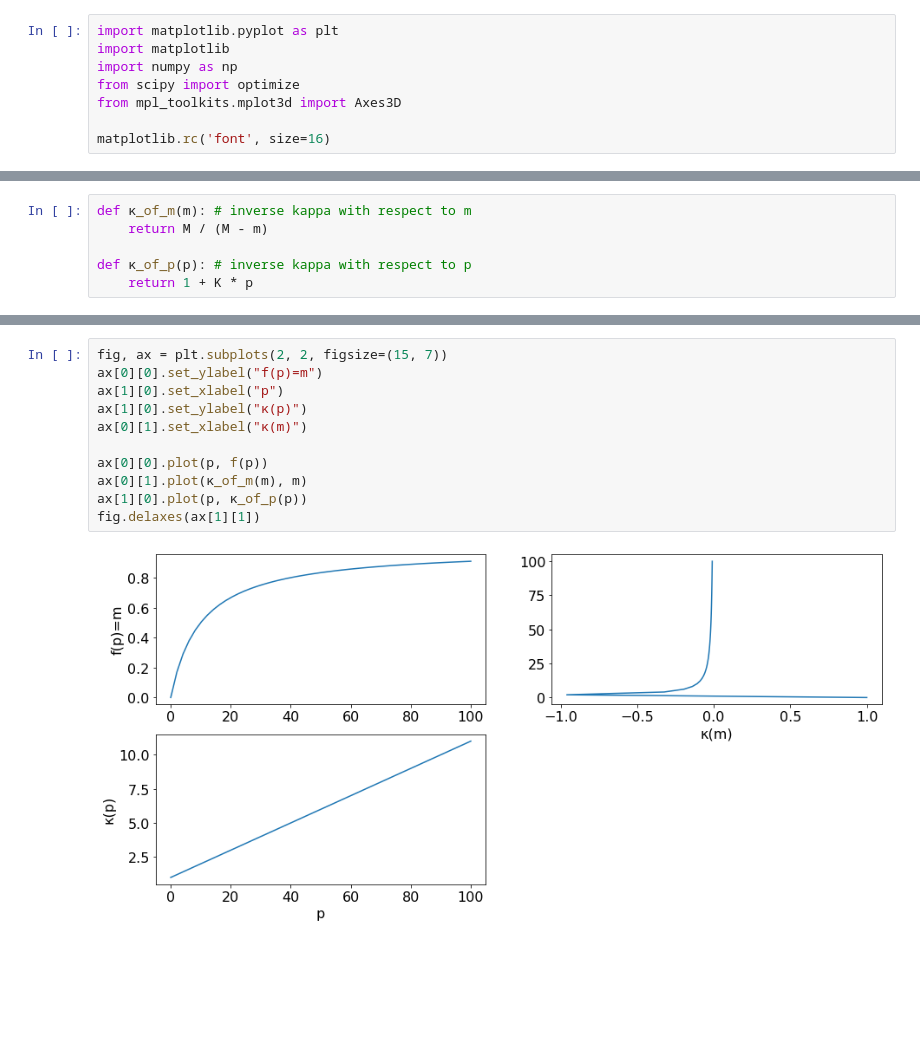
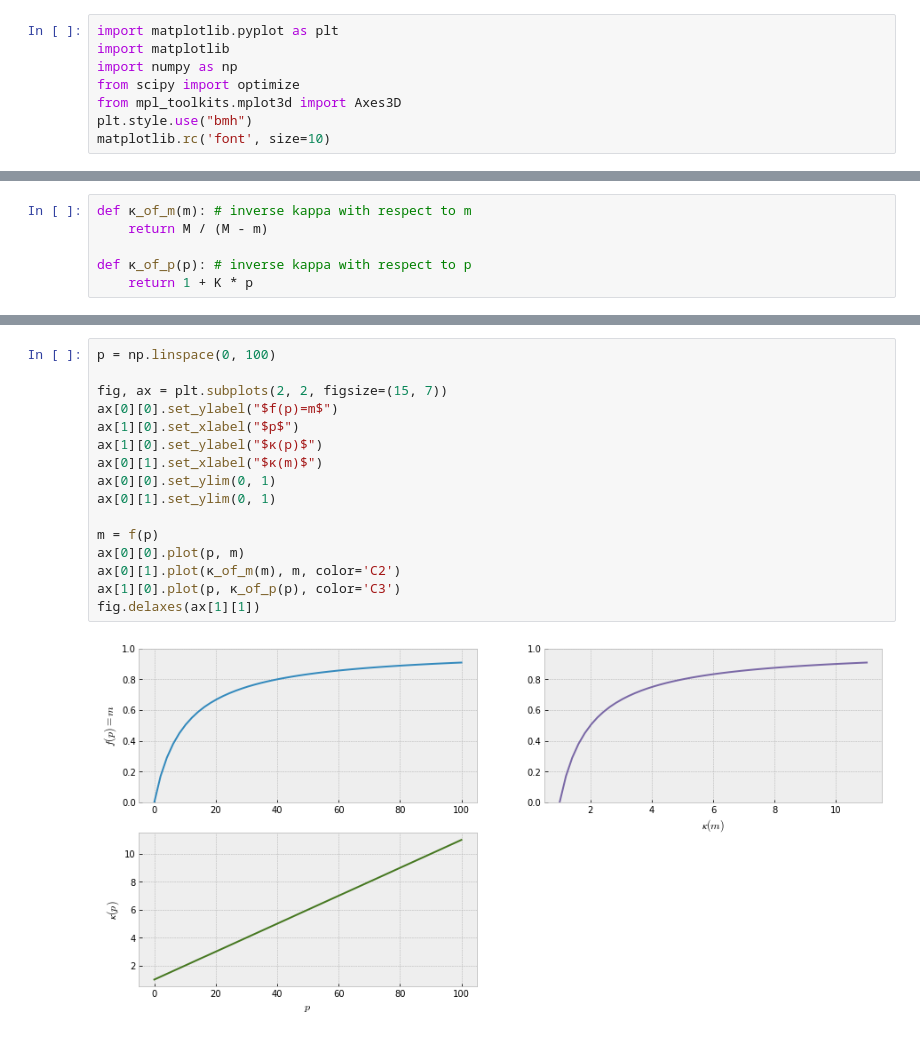
Before and after one commit to SimonEnsemble/nonlinear_sensing, a Jupyter notebook: 1D Kappa.ipynb, the cells around one changed output, grey strips where cells are left out. Drawn from its saved outputs; the diff is of its cells as text; blank space fills up the shorter version.

```diff
--- a/1D Kappa.ipynb
+++ b/1D Kappa.ipynb
@@ -4,5 +4,5 @@ import matplotlib
 import numpy as np
 from scipy import optimize
 from mpl_toolkits.mplot3d import Axes3D
-
-matplotlib.rc('font', size=16)
+plt.style.use("bmh")
+matplotlib.rc('font', size=10)
@@ -53,13 +56,18 @@ Text(0.5, 0, 'm')
 # %%
+p = np.linspace(0, 100)
+
 fig, ax = plt.subplots(2, 2, figsize=(15, 7))
-ax[0][0].set_ylabel("f(p)=m")
-ax[1][0].set_xlabel("p")
-ax[1][0].set_ylabel("κ(p)")
-ax[0][1].set_xlabel("κ(m)")
+ax[0][0].set_ylabel("$f(p)=m$")
+ax[1][0].set_xlabel("$p$")
+ax[1][0].set_ylabel("$κ(p)$")
+ax[0][1].set_xlabel("$κ(m)$")
+ax[0][0].set_ylim(0, 1)
+ax[0][1].set_ylim(0, 1)
 
-ax[0][0].plot(p, f(p))
-ax[0][1].plot(κ_of_m(m), m)
-ax[1][0].plot(p, κ_of_p(p))
+m = f(p)
+ax[0][0].plot(p, m)
+ax[0][1].plot(κ_of_m(m), m, color='C2')
+ax[1][0].plot(p, κ_of_p(p), color='C3')
 fig.delaxes(ax[1][1])
 # %% [output]
-[figure, old version]
+[figure, new version]
```
Also changed, not shown: parts of 4 cells of this notebook.
